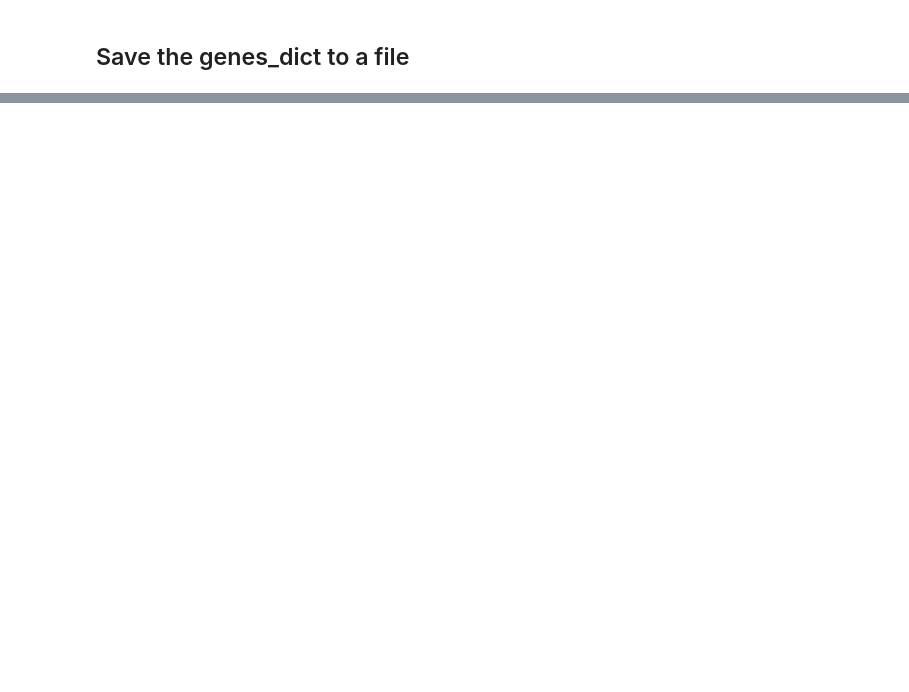
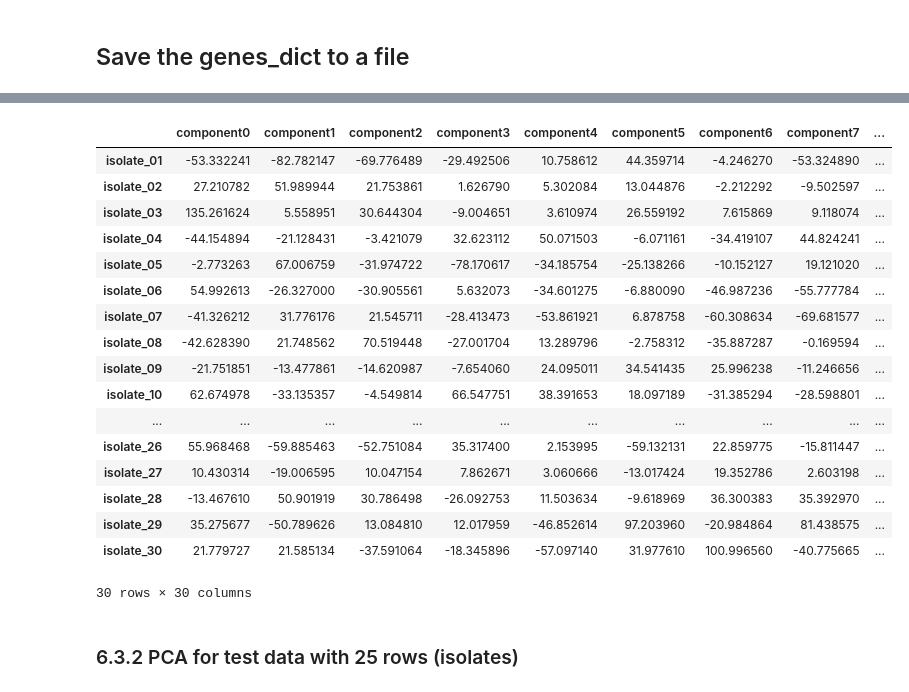
Before and after one commit to Monida/Dream_Challenge_Malaria, a Jupyter notebook: scripts/data_explore.ipynb, the cells around one changed output, grey strips where cells are left out. Cells and saved outputs as stored; diff of their text form; code cells hidden in the pictures; blank space fills up the shorter version.

```diff
--- a/scripts/data_explore.ipynb
+++ b/scripts/data_explore.ipynb
@@ -852,0 +1132,4 @@ genes_df.to_csv('../data/genes_column_labels.csv')
+# %%
+pca=PCA(n_components='mle', svd_solver='full')
+# %%
+pca.fit(X_norm)
@@ -852,0 +1149,4 @@ genes_df.to_csv('../data/genes_column_labels.csv')
+# %%
+pca=PCA(n_components=30, svd_solver='auto')
+# %%
+X_transformed=pca.fit_transform(X_norm)
@@ -852,0 +1193,24 @@ genes_df.to_csv('../data/genes_column_labels.csv')
+# %%
+feature_labels=['component'+ str(i) for i in range(30)]
+X_Alltrain_PCA_30=pd.DataFrame(X_transformed,columns=feature_labels)
+X_Alltrain_PCA_30.index=isolates_list
+X_Alltrain_PCA_30
+# %% [output]
+|  | component0 | component1 | component2 | component3 | component4 | component5 | component6 | component7 | ... |
+| isolate_01 | -53.332241 | -82.782147 | -69.776489 | -29.492506 | 10.758612 | 44.359714 | -4.246270 | -53.324890 | ... |
+| isolate_02 | 27.210782 | 51.989944 | 21.753861 | 1.626790 | 5.302084 | 13.044876 | -2.212292 | -9.502597 | ... |
+| isolate_03 | 135.261624 | 5.558951 | 30.644304 | -9.004651 | 3.610974 | 26.559192 | 7.615869 | 9.118074 | ... |
+| isolate_04 | -44.154894 | -21.128431 | -3.421079 | 32.623112 | 50.071503 | -6.071161 | -34.419107 | 44.824241 | ... |
+| isolate_05 | -2.773263 | 67.006759 | -31.974722 | -78.170617 | -34.185754 | -25.138266 | -10.152127 | 19.121020 | ... |
+| isolate_06 | 54.992613 | -26.327000 | -30.905561 | 5.632073 | -34.601275 | -6.880090 | -46.987236 | -55.777784 | ... |
+| isolate_07 | -41.326212 | 31.776176 | 21.545711 | -28.413473 | -53.861921 | 6.878758 | -60.308634 | -69.681577 | ... |
+| isolate_08 | -42.628390 | 21.748562 | 70.519448 | -27.001704 | 13.289796 | -2.758312 | -35.887287 | -0.169594 | ... |
+| isolate_09 | -21.751851 | -13.477861 | -14.620987 | -7.654060 | 24.095011 | 34.541435 | 25.996238 | -11.246656 | ... |
+| isolate_10 | 62.674978 | -33.135357 | -4.549814 | 66.547751 | 38.391653 | 18.097189 | -31.385294 | -28.598801 | ... |
+| ... | ... | ... | ... | ... | ... | ... | ... | ... | ... |
+| isolate_26 | 55.968468 | -59.885463 | -52.751084 | 35.317400 | 2.153995 | -59.132131 | 22.859775 | -15.811447 | ... |
+| isolate_27 | 10.430314 | -19.006595 | 10.047154 | 7.862671 | 3.060666 | -13.017424 | 19.352786 | 2.603198 | ... |
+| isolate_28 | -13.467610 | 50.901919 | 30.786498 | -26.092753 | 11.503634 | -9.618969 | 36.300383 | 35.392970 | ... |
+| isolate_29 | 35.275677 | -50.789626 | 13.084810 | 12.017959 | -46.852614 | 97.203960 | -20.984864 | 81.438575 | ... |
+| isolate_30 | 21.779727 | 21.585134 | -37.591064 | -18.345896 | -57.097140 | 31.977610 | 100.996560 | -40.775665 | ... |
+30 rows × 30 columns
@@ -852,0 +1219,2 @@ genes_df.to_csv('../data/genes_column_labels.csv')
+# %% [markdown]
+### 6.3.2 PCA for test data with 25 rows (isolates)
```
Also changed, not shown: parts of 68 cells of this notebook, 12 other files.
